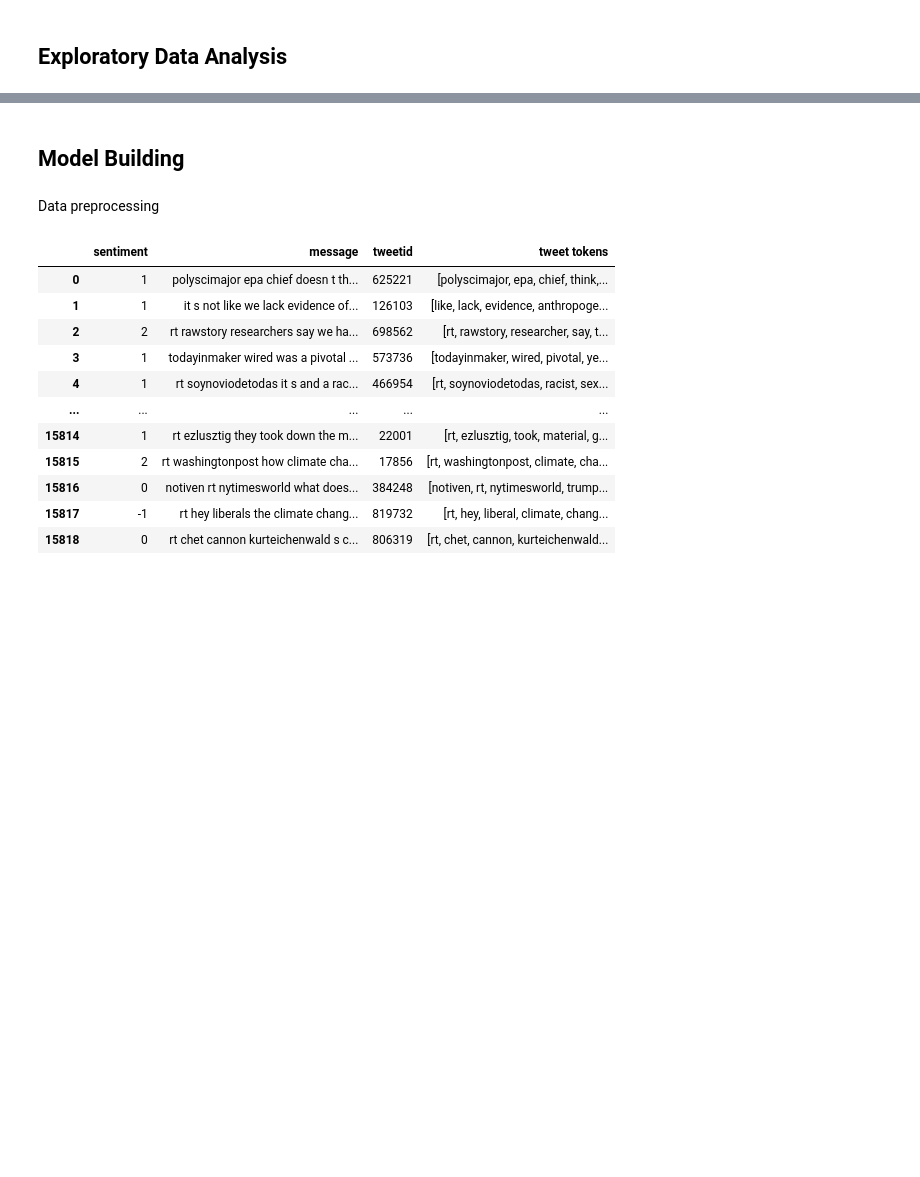
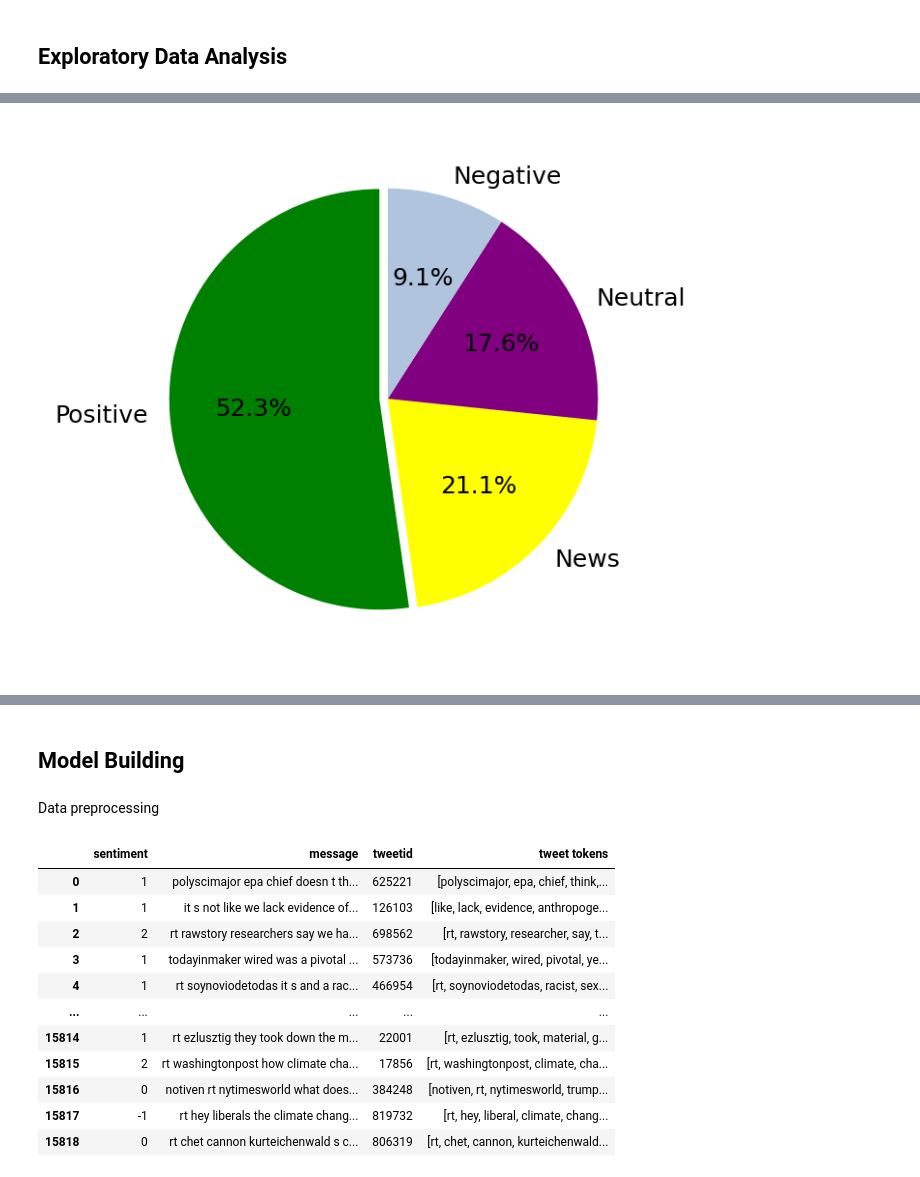
Before and after one commit to ThandokuhleNgqamba/classification-predict-streamlit-template, a Jupyter notebook: Classification.ipynb, the cells around one changed output, grey strips where cells are left out. Cells and saved outputs as stored; diff of their text form; code cells hidden in the pictures; blank space fills up the shorter version.

```diff
--- a/Classification.ipynb
+++ b/Classification.ipynb
@@ -151,0 +357,13 @@ train_df
+# %%
+working_df = Trainingdata.copy()
+# Labeling the target
+working_df['sentiment'] = [['Negative', 'Neutral', 'Positive', 'News'][x+1] for x in working_df['sentiment']]
+# %%
+# checking the numerical distribution
+values = working_df['sentiment'].value_counts()/working_df.shape[0]
+labels = (working_df['sentiment'].value_counts()/working_df.shape[0]).index
+colors = ['green', 'yellow', 'purple', 'lightsteelblue']
+plt.pie(x=values, labels=labels, autopct='%1.1f%%', startangle=90, explode= (0.04, 0, 0, 0), colors=colors)
+plt.show()
+# %% [output]
+[figure, added]
```
Also changed, not shown: parts of 45 cells of this notebook.
